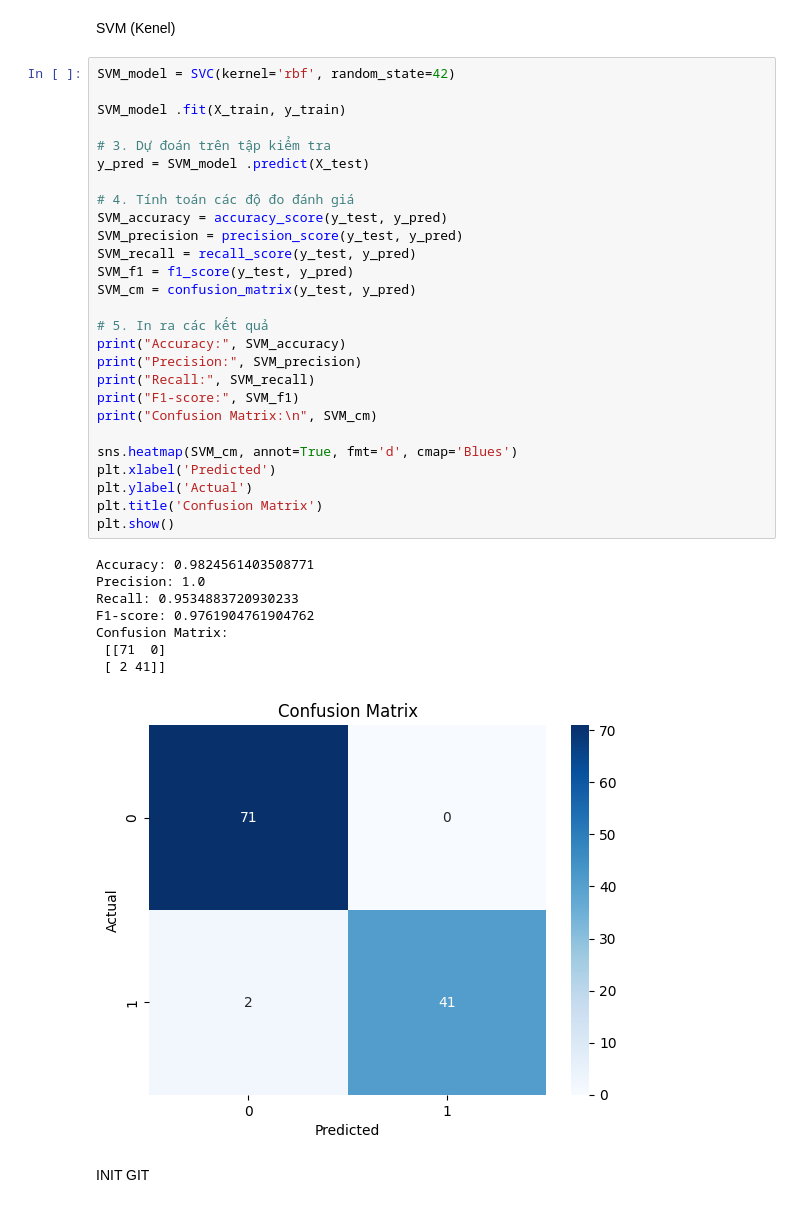
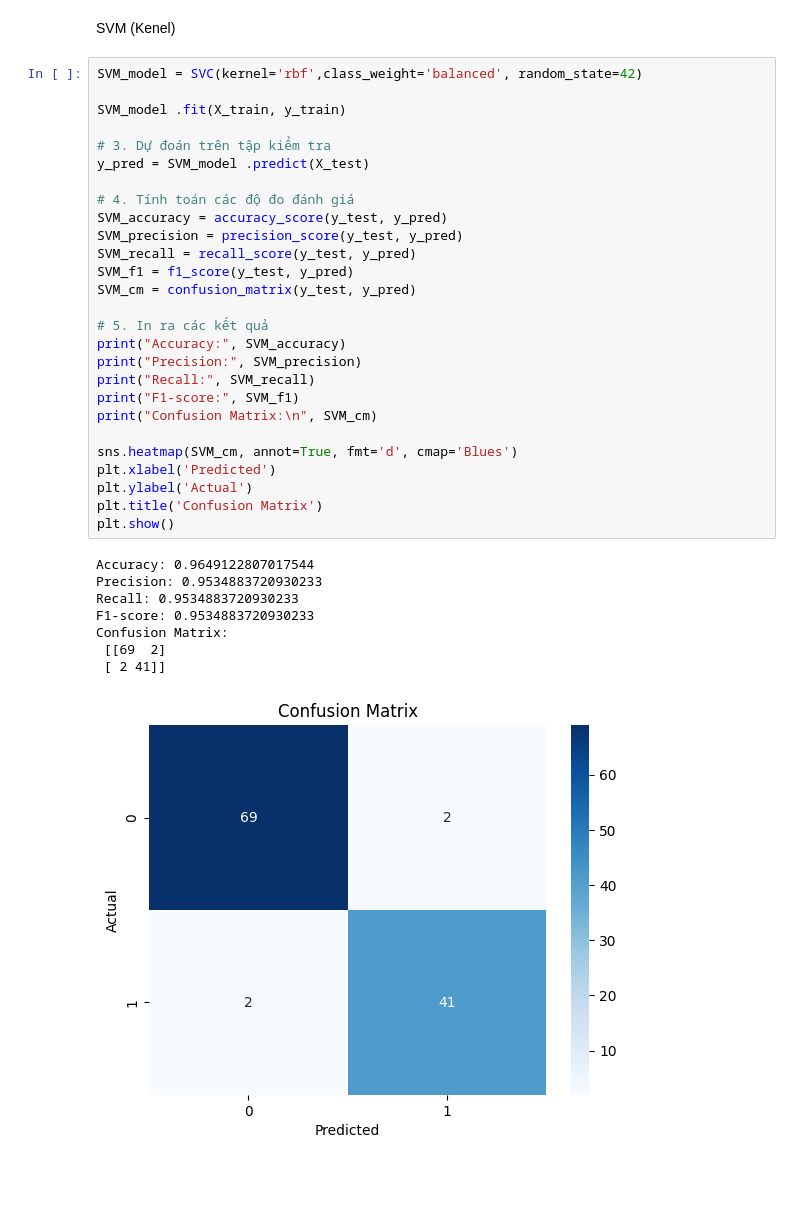
Before and after one commit to Thinhvpk14/machine_learning, a Jupyter notebook: breast_cancer.ipynb, the cells around one changed output. Cells and saved outputs as stored; diff of their text form; blank space fills up the shorter version.

```diff
--- a/breast_cancer.ipynb
+++ b/breast_cancer.ipynb
@@ -218,40 +218,38 @@ Confusion Matrix:
 # %% [markdown]
 SVM (Kenel)
 # %%
-SVM_model = SVC(kernel='rbf', random_state=42)
+SVM_model = SVC(kernel='rbf',class_weight='balanced', random_state=42)
 
 SVM_model .fit(X_train, y_train)
 
 # 3. Dự đoán trên tập kiểm tra
 y_pred = SVM_model .predict(X_test)
 
 # 4. Tính toán các độ đo đánh giá
 SVM_accuracy = accuracy_score(y_test, y_pred)
 SVM_precision = precision_score(y_test, y_pred)
 SVM_recall = recall_score(y_test, y_pred)
 SVM_f1 = f1_score(y_test, y_pred)
 SVM_cm = confusion_matrix(y_test, y_pred)
 
 # 5. In ra các kết quả
 print("Accuracy:", SVM_accuracy)
 print("Precision:", SVM_precision)
 print("Recall:", SVM_recall)
 print("F1-score:", SVM_f1)
 print("Confusion Matrix:\n", SVM_cm)
 
 sns.heatmap(SVM_cm, annot=True, fmt='d', cmap='Blues')
 plt.xlabel('Predicted')
 plt.ylabel('Actual')
 plt.title('Confusion Matrix')
 plt.show()
 # %% [output]
-Accuracy: 0.9824561403508771
-Precision: 1.0
+Accuracy: 0.9649122807017544
+Precision: 0.9534883720930233
 Recall: 0.9534883720930233
-F1-score: 0.9761904761904762
+F1-score: 0.9534883720930233
 Confusion Matrix:
- [[71  0]
+ [[69  2]
  [ 2 41]]
-[figure, old version]
+[figure, new version]
-# %% [markdown]
-INIT GIT
```
Also changed, not shown: parts of 35 cells of this notebook.
